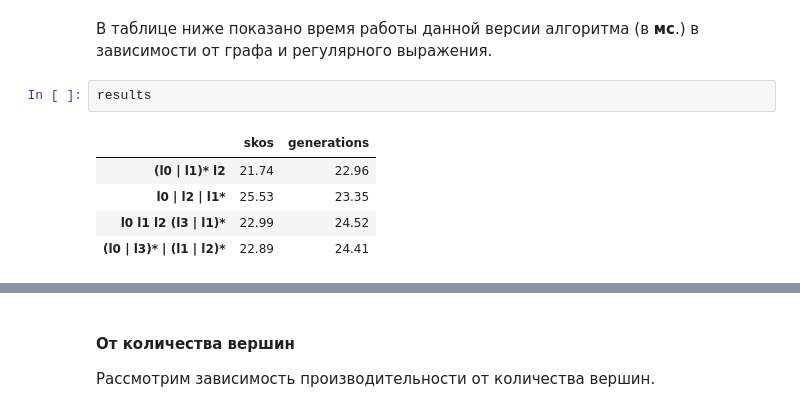
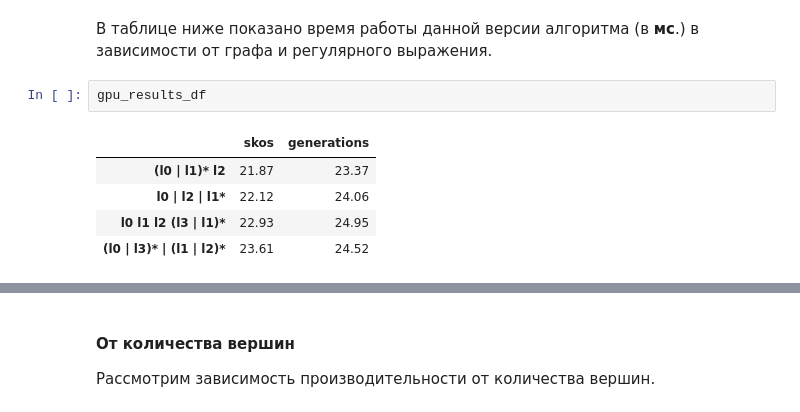
Before and after one commit to FormalLanguageConstrainedPathQuerying/formal-lang-course, a Jupyter notebook: researches/rpq_research.ipynb, the cells around one changed output, grey strips where cells are left out. Drawn from its saved outputs; the diff is of its cells as text.

```diff
--- a/researches/rpq_research.ipynb
+++ b/researches/rpq_research.ipynb
@@ -803,14 +803,14 @@ Perfomance:
 === === ===
 # %% [markdown]
 В таблице ниже показано время работы данной версии алгоритма (в **мс**.) в зависимости от графа и регулярного выражения.
-# %%
-results
-# %% [output]
-|  | skos | generations |
-| (l0 | l1)* l2 | 21.74 | 22.96 |
-| l0 | l2 | l1* | 25.53 | 23.35 |
-| l0 l1 l2 (l3 | l1)* | 22.99 | 24.52 |
-| (l0 | l3)* | (l1 | l2)* | 22.89 | 24.41 |
+# %%
+gpu_results_df
+# %% [output]
+|  | skos | generations |
+| (l0 | l1)* l2 | 21.87 | 23.37 |
+| l0 | l2 | l1* | 22.12 | 24.06 |
+| l0 l1 l2 (l3 | l1)* | 22.93 | 24.95 |
+| (l0 | l3)* | (l1 | l2)* | 23.61 | 24.52 |
 # %% [markdown]
 ### Зависимость производительности от параметров графа
 
```
Also changed, not shown: parts of 8 cells of this notebook.
